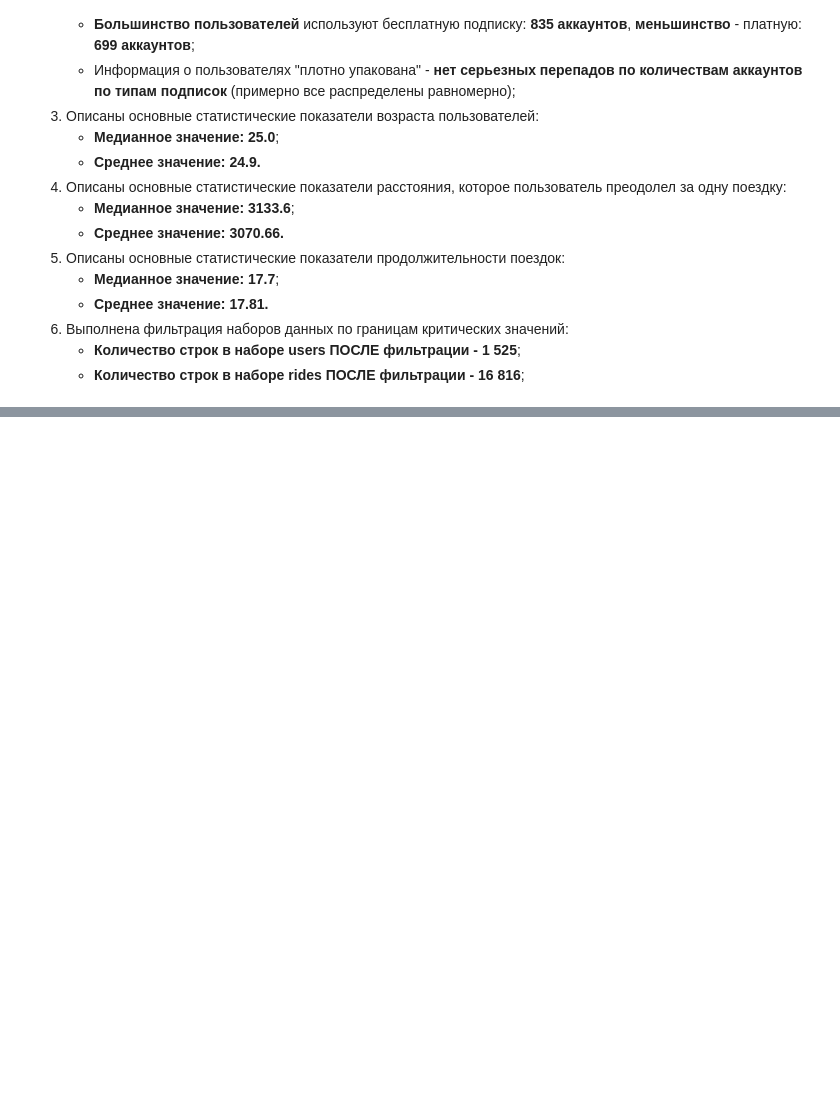
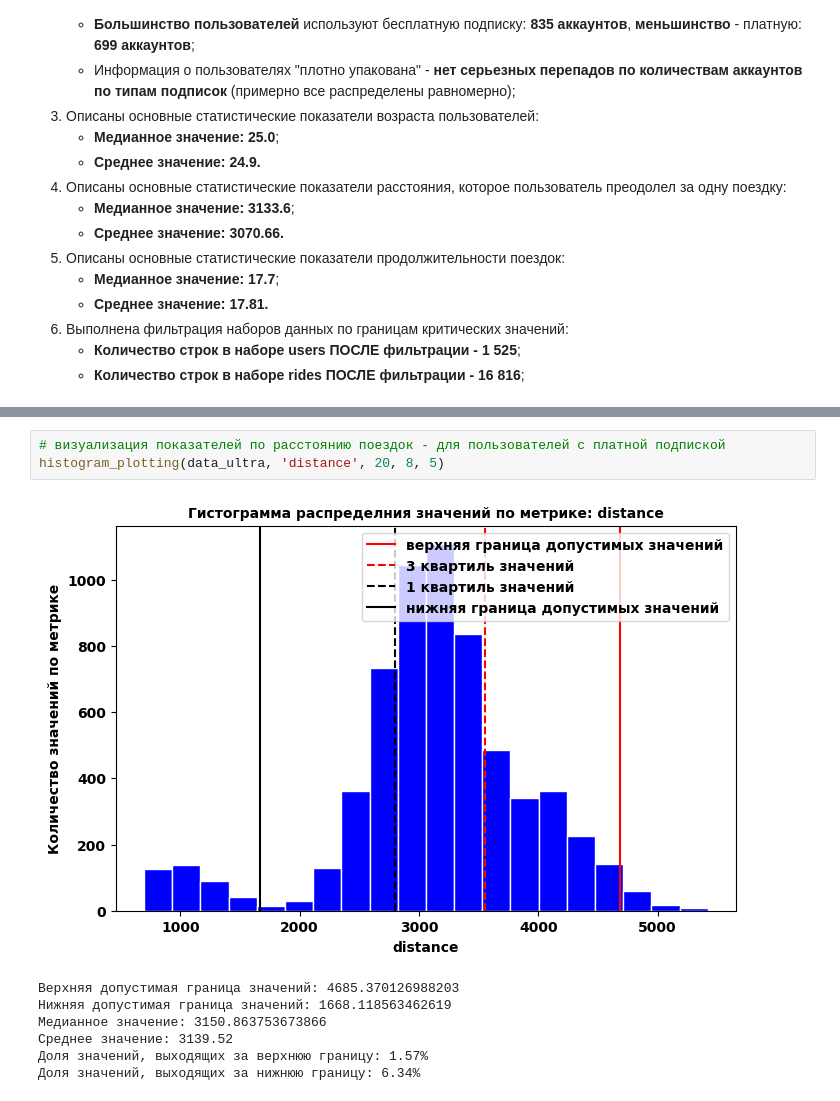
Before and after one commit to MrKostas/YandexPractikum_projects, a Jupyter notebook: notebooks/FifthPetProject_StatisticsAnalysis.ipynb, the cells around one changed output, grey strips where cells are left out. Saved outputs shown, nothing was run; the diff lists cells and outputs as text; blank space fills up the shorter version.

```diff
--- a/notebooks/FifthPetProject_StatisticsAnalysis.ipynb
+++ b/notebooks/FifthPetProject_StatisticsAnalysis.ipynb
@@ -505,0 +557,11 @@ rides.shape[0]
+# %%
+# визуализация показателей по расстоянию поездок - для пользователей с платной подпиской
+histogram_plotting(data_ultra, 'distance', 20, 8, 5)
+# %% [output]
+[figure, added]
+Верхняя допустимая граница значений: 4685.370126988203
+Нижняя допустимая граница значений: 1668.118563462619
+Медианное значение: 3150.863753673866
+Среднее значение: 3139.52
+Доля значений, выходящих за верхнюю границу: 1.57%
+Доля значений, выходящих за нижнюю границу: 6.34%
```
Also changed, not shown: parts of 10 cells of this notebook.
